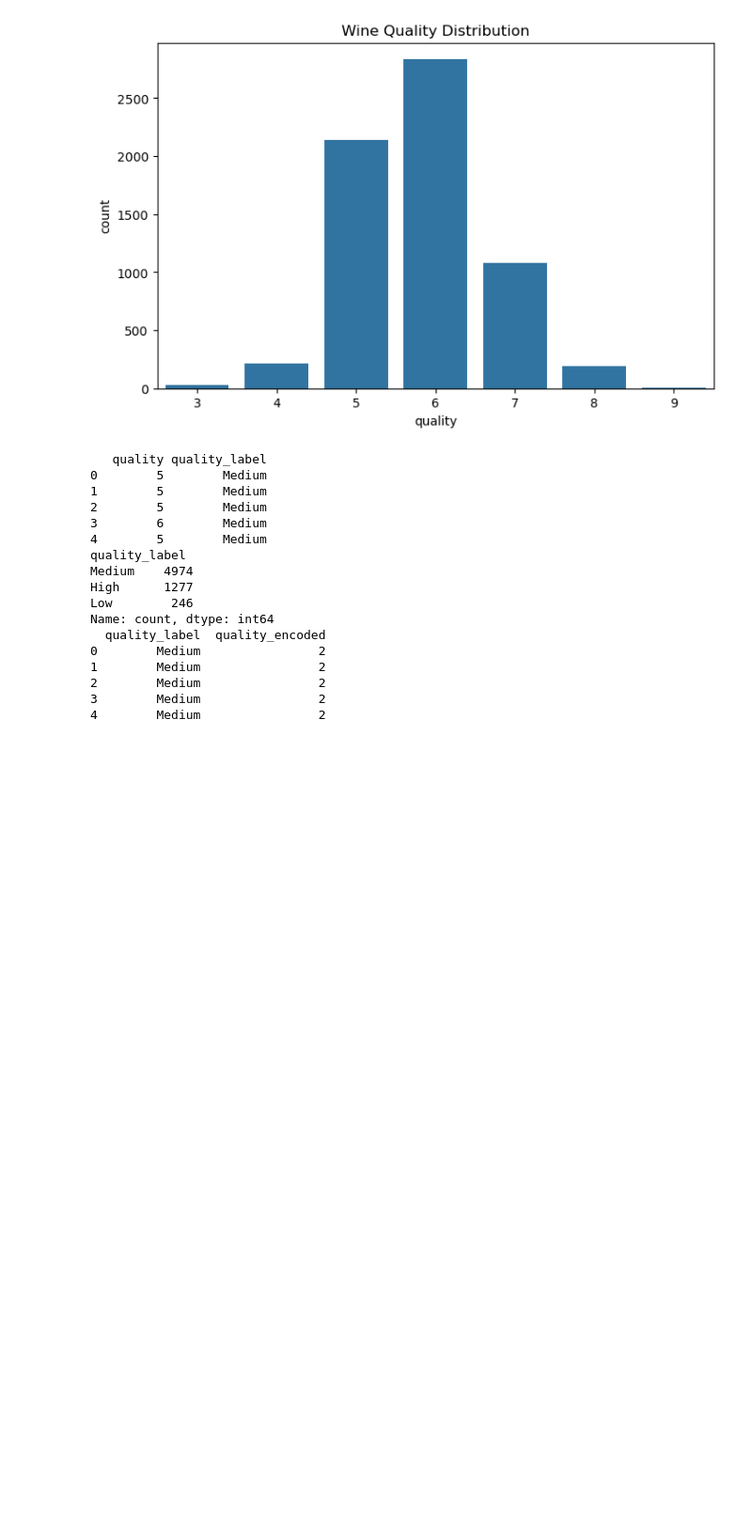
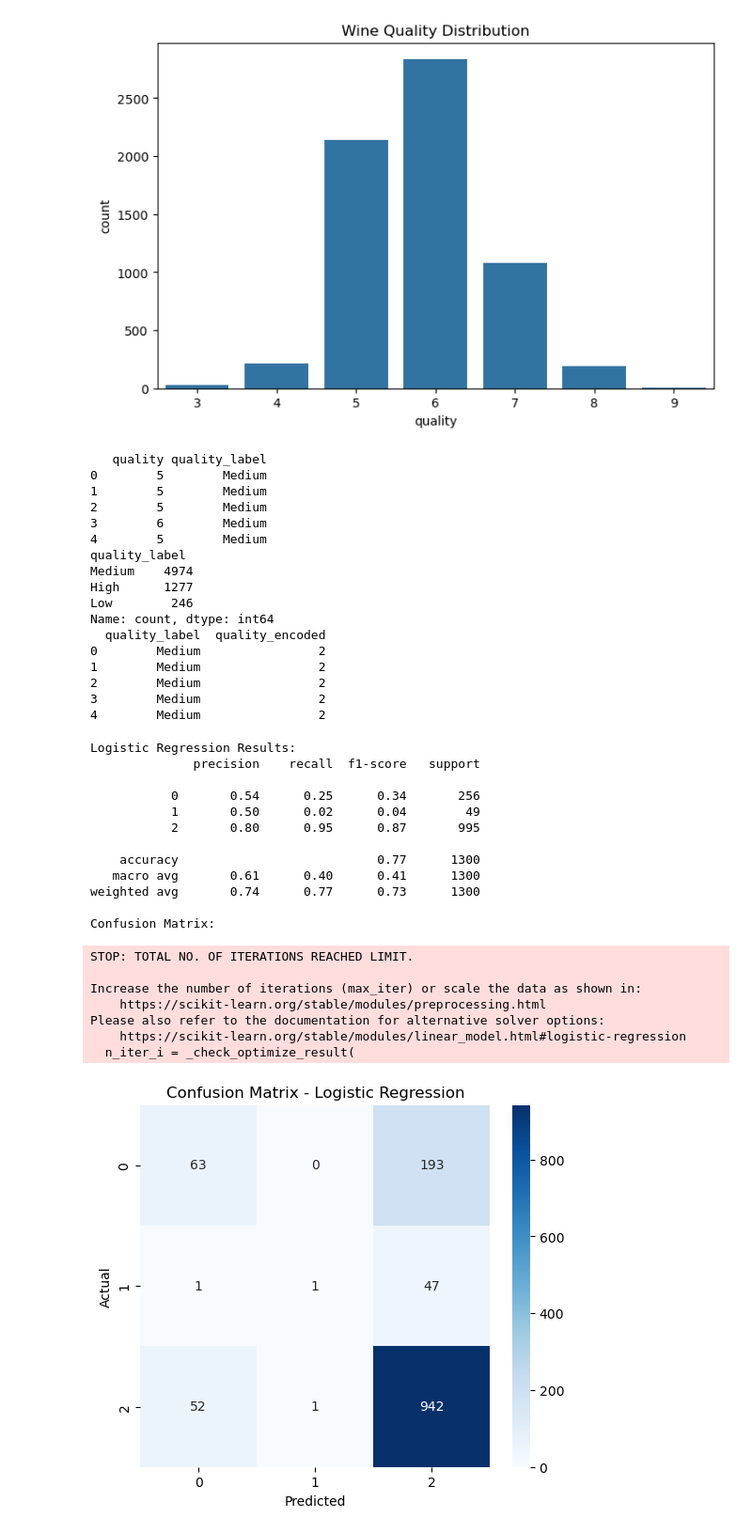
Before and after one commit to Darri916/Wine-Quality-Classification, a Jupyter notebook: classification_model.ipynb, the cells around one changed output. Shown at 94% size. Drawn from its saved outputs; the diff is of its cells as text; code cells hidden in the pictures; blank space fills up the shorter version.

Commit message:
Add Logistic Regression results cell
Insert a new Jupyter notebook code cell that prints Logistic Regression evaluation results (classification report and confusion matrix) and shows an embedded confusion-matrix image. The cell output includes model metrics and a scikit-learn ConvergenceWarning suggesting increasing max_iter or scaling data.

```diff
--- a/classification_model.ipynb
+++ b/classification_model.ipynb
@@ -102,3 +102,47 @@ from sklearn.model_selection import train_test_split
 X_train, X_test, y_train, y_test = train_test_split(
     X, y, test_size=0.2, random_state=42, stratify=y
 )
+# %%
+# Train Logistic Regression model
+from sklearn.linear_model import LogisticRegression
+from sklearn.metrics import classification_report, confusion_matrix
+
+lr_model = LogisticRegression(max_iter=5000)
+
+lr_model.fit(X_train, y_train)
+
+y_pred = lr_model.predict(X_test)
+
+print("Logistic Regression Results:")
+print(classification_report(y_test, y_pred))
+
+print("Confusion Matrix:")
+cm = confusion_matrix(y_test, y_pred)
+
+plt.figure(figsize=(6,5))
+sns.heatmap(cm, annot=True, fmt='d', cmap='Blues')
+plt.title("Confusion Matrix - Logistic Regression")
+plt.xlabel("Predicted")
+plt.ylabel("Actual")
+plt.show()
+# %% [output]
+Logistic Regression Results:
+              precision    recall  f1-score   support
+
+           0       0.54      0.25      0.34       256
+           1       0.50      0.02      0.04        49
+           2       0.80      0.95      0.87       995
+
+    accuracy                           0.77      1300
+   macro avg       0.61      0.40      0.41      1300
+weighted avg       0.74      0.77      0.73      1300
+
+Confusion Matrix:
+STOP: TOTAL NO. OF ITERATIONS REACHED LIMIT.
+
+Increase the number of iterations (max_iter) or scale the data as shown in:
+    https://scikit-learn.org/stable/modules/preprocessing.html
+Please also refer to the documentation for alternative solver options:
+    https://scikit-learn.org/stable/modules/linear_model.html#logistic-regression
+  n_iter_i = _check_optimize_result(
+[figure, added]
```
